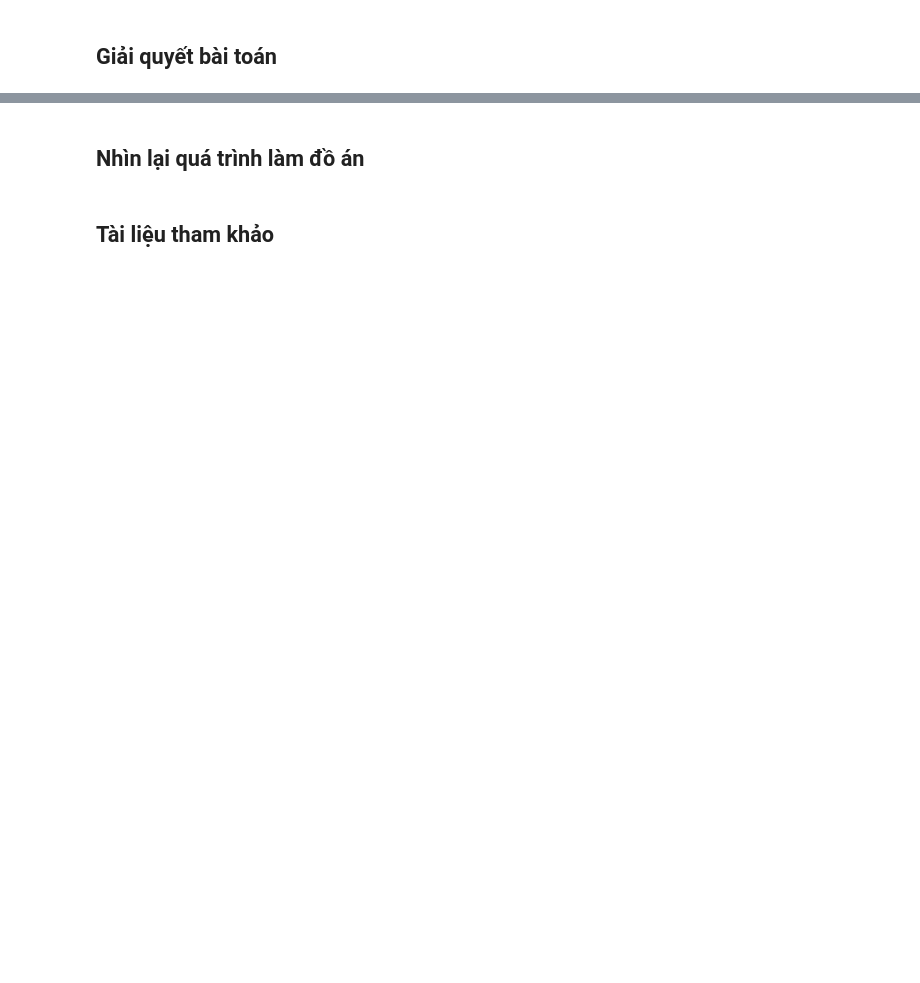
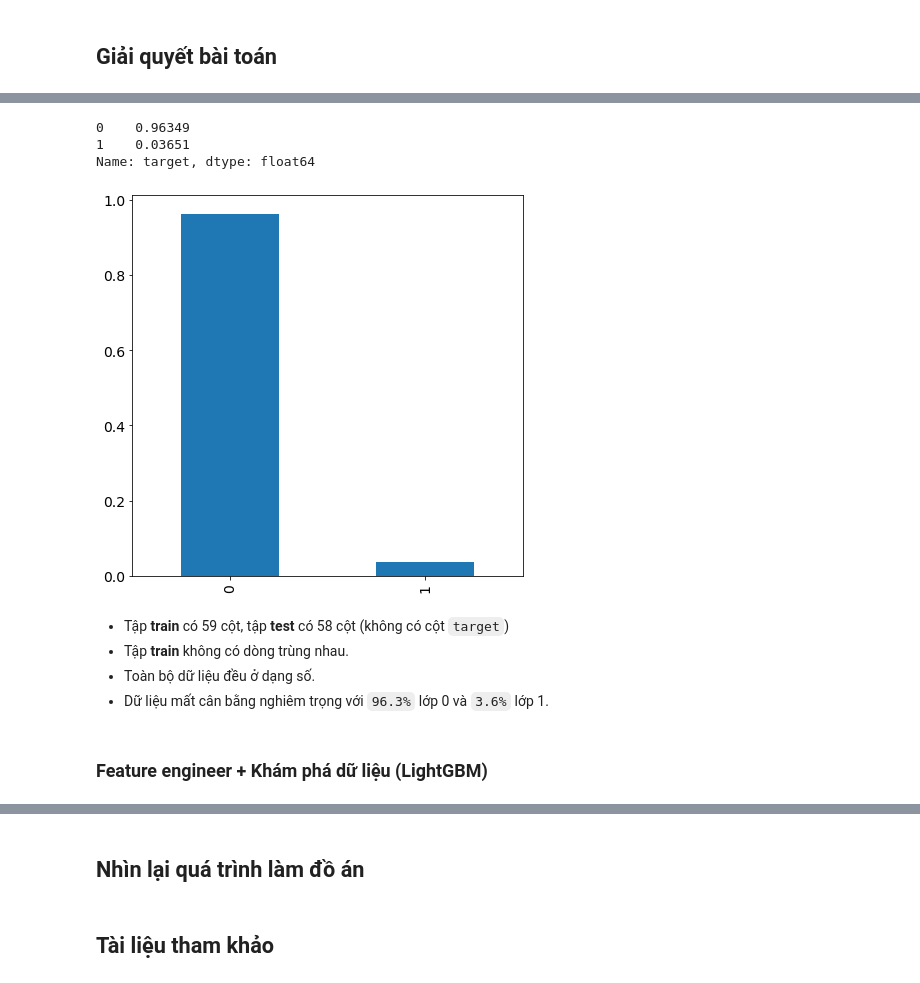
Before and after one commit to PhamVietXuan/kaggle-porto-seguro, a Jupyter notebook: Report.ipynb, the cells around one changed output, grey strips where cells are left out. Saved outputs shown, nothing was run; the diff lists cells and outputs as text; code cells hidden in the pictures; blank space fills up the shorter version.

```diff
--- a/Report.ipynb
+++ b/Report.ipynb
@@ -28,0 +45,25 @@ Link bài toán: [Porto Seguro’s Safe Driver Prediction](https://www.kaggle.co
+# %%
+import lightgbm as lgbm
+from scipy import sparse as ssp
+from sklearn.model_selection import StratifiedKFold
+import numpy as np
+import pandas as pd
+from sklearn.preprocessing import LabelEncoder,OneHotEncoder, StandardScaler
+
+import matplotlib.pyplot as plt
+from feature_generater import Multiply_Divide, Series_string, Features_Counts, Statistic_features
+from scipy import sparse
+plt.rcParams["figure.figsize"] = (7,7)
+plt.rcParams["font.size"] = 14
+
+import warnings
+warnings.filterwarnings("ignore")
+
+#for NN model
+from keras.layers import Dense, Dropout, Embedding, Flatten, Input, Concatenate, merge, Concatenate, concatenate
+from keras.layers import BatchNormalization
+from keras.layers.advanced_activations import PReLU
+from keras.models import Model
+from time import time
+import datetime
+from sklearn.model_selection import StratifiedKFold
@@ -28,0 +89,8 @@ Link bài toán: [Porto Seguro’s Safe Driver Prediction](https://www.kaggle.co
+# %%
+path = "./drive/MyDrive/2021 - 2022/KHDLUD/Final project/input"
+
+train = pd.read_csv(path+'train.csv')
+train_label = train['target']
+train_id = train['id']
+test = pd.read_csv(path+'test.csv')
+test_id = test['id']
@@ -28,0 +139,17 @@ Link bài toán: [Porto Seguro’s Safe Driver Prediction](https://www.kaggle.co
+# %%
+cls_ratio = train_label.value_counts()/train_label.count()
+print(cls_ratio)
+cls_ratio.plot.bar()
+plt.show()
+# %% [output]
+0    0.96349
+1    0.03651
+Name: target, dtype: float64
+[figure, added]
+# %% [markdown]
+* Tập **train** có 59 cột, tập **test** có 58 cột (không có cột `target`)
+* Tập **train** không có dòng trùng nhau.
+* Toàn bộ dữ liệu đều ở dạng số.
+* Dữ liệu mất cân bằng nghiêm trọng với `96.3%` lớp 0 và `3.6%` lớp 1.
+# %% [markdown]
+### Feature engineer + Khám phá dữ liệu (LightGBM)
```
Also changed, not shown: parts of 109 cells of this notebook.
